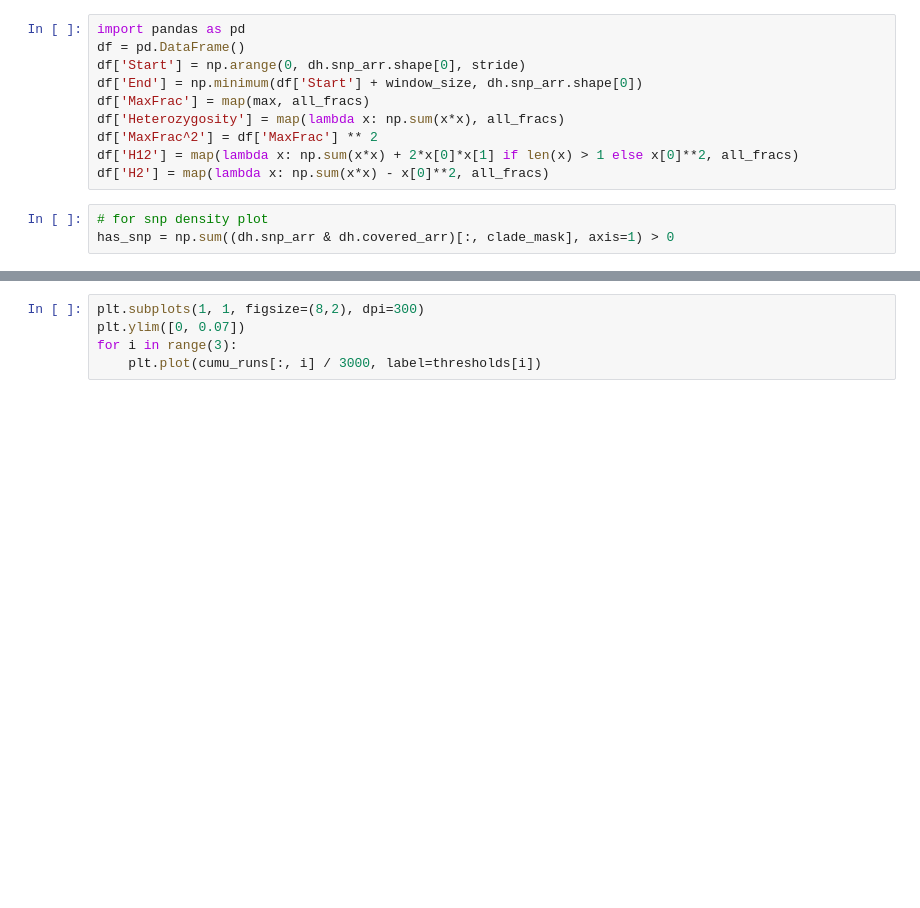
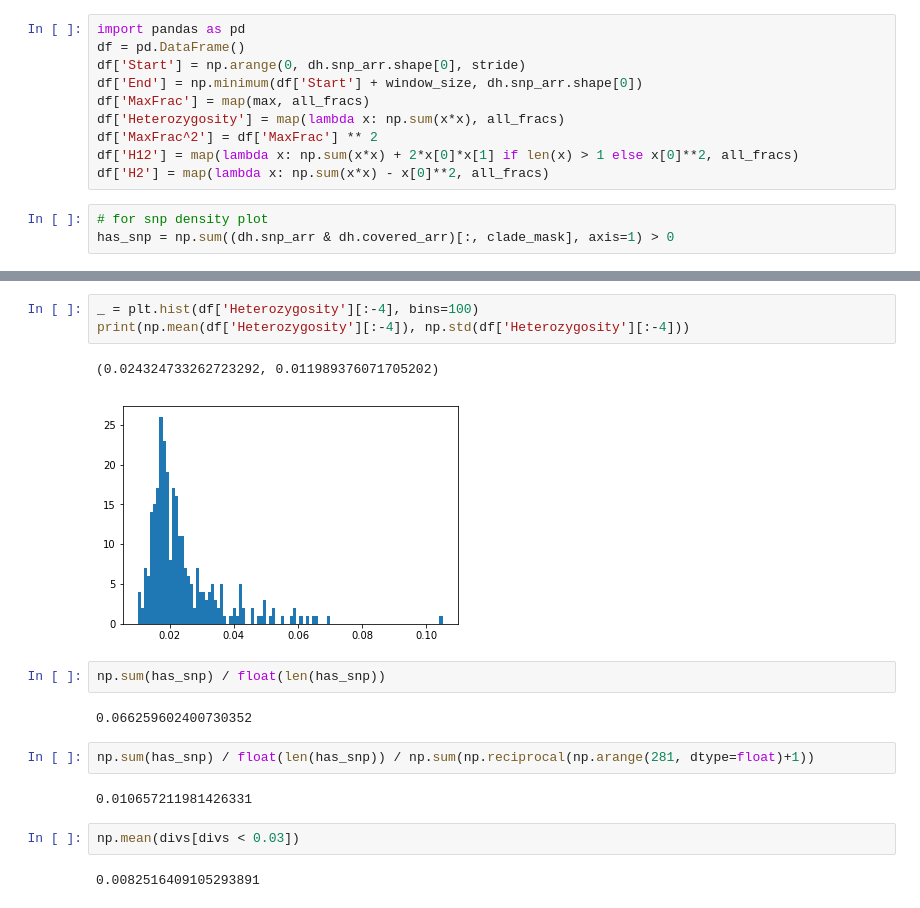
Before and after one commit to zhiru-liu/microbiome_evolution, a Jupyter notebook: jupyter_scripts/haplotype_analysis.ipynb, the cells around one changed output, grey strips where cells are left out. Drawn from its saved outputs; the diff is of its cells as text; blank space fills up the shorter version.

```diff
--- a/jupyter_scripts/haplotype_analysis.ipynb
+++ b/jupyter_scripts/haplotype_analysis.ipynb
@@ -164,5 +171,18 @@ plt.tight_layout()
-# %%
-plt.subplots(1, 1, figsize=(8,2), dpi=300)
-plt.ylim([0, 0.07])
-for i in range(3):
-    plt.plot(cumu_runs[:, i] / 3000, label=thresholds[i])
+# %%
+_ = plt.hist(df['Heterozygosity'][:-4], bins=100)
+print(np.mean(df['Heterozygosity'][:-4]), np.std(df['Heterozygosity'][:-4]))
+# %% [output]
+(0.024324733262723292, 0.011989376071705202)
+[figure, added]
+# %%
+np.sum(has_snp) / float(len(has_snp))
+# %% [output]
+0.066259602400730352
+# %%
+np.sum(has_snp) / float(len(has_snp)) / np.sum(np.reciprocal(np.arange(281, dtype=float)+1))
+# %% [output]
+0.010657211981426331
+# %%
+np.mean(divs[divs < 0.03])
+# %% [output]
+0.0082516409105293891
```
Also changed, not shown: parts of 7 cells of this notebook, 2 other files.
